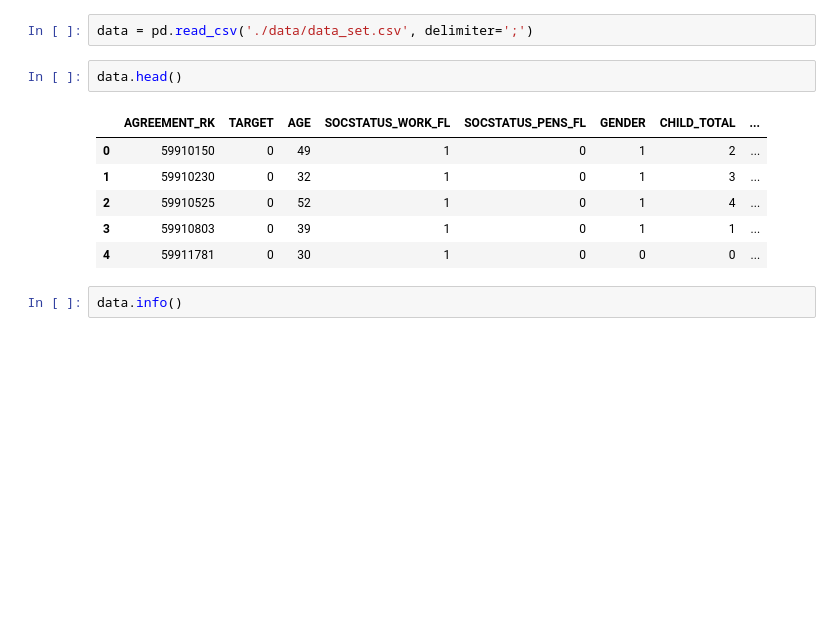
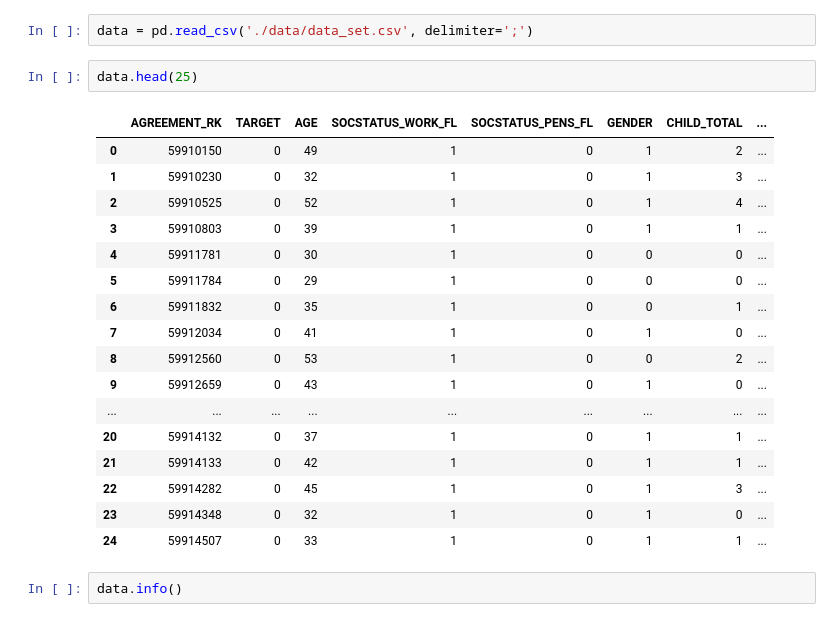
Before and after one commit to cha0sk1tty/mlda2026, a Jupyter notebook: labs/lab_05/lab_05.ipynb, the cells around one changed output. Cells and saved outputs as stored; diff of their text form; blank space fills up the shorter version.

```diff
--- a/labs/lab_05/lab_05.ipynb
+++ b/labs/lab_05/lab_05.ipynb
@@ -85,14 +85,25 @@ pd.set_option('display.max_columns', 500)
 # %%
 data = pd.read_csv('./data/data_set.csv', delimiter=';')
 # %%
-data.head()
+data.head(25)
 # %% [output]
 |  | AGREEMENT_RK | TARGET | AGE | SOCSTATUS_WORK_FL | SOCSTATUS_PENS_FL | GENDER | CHILD_TOTAL | ... |
 | 0 | 59910150 | 0 | 49 | 1 | 0 | 1 | 2 | ... |
 | 1 | 59910230 | 0 | 32 | 1 | 0 | 1 | 3 | ... |
 | 2 | 59910525 | 0 | 52 | 1 | 0 | 1 | 4 | ... |
 | 3 | 59910803 | 0 | 39 | 1 | 0 | 1 | 1 | ... |
 | 4 | 59911781 | 0 | 30 | 1 | 0 | 0 | 0 | ... |
+| 5 | 59911784 | 0 | 29 | 1 | 0 | 0 | 0 | ... |
+| 6 | 59911832 | 0 | 35 | 1 | 0 | 0 | 1 | ... |
+| 7 | 59912034 | 0 | 41 | 1 | 0 | 1 | 0 | ... |
+| 8 | 59912560 | 0 | 53 | 1 | 0 | 0 | 2 | ... |
+| 9 | 59912659 | 0 | 43 | 1 | 0 | 1 | 0 | ... |
+| ... | ... | ... | ... | ... | ... | ... | ... | ... |
+| 20 | 59914132 | 0 | 37 | 1 | 0 | 1 | 1 | ... |
+| 21 | 59914133 | 0 | 42 | 1 | 0 | 1 | 1 | ... |
+| 22 | 59914282 | 0 | 45 | 1 | 0 | 1 | 3 | ... |
+| 23 | 59914348 | 0 | 32 | 1 | 0 | 1 | 0 | ... |
+| 24 | 59914507 | 0 | 33 | 1 | 0 | 1 | 1 | ... |
 # %%
 data.info()
 # %% [output]
```
Also changed, not shown: 3 other files.
